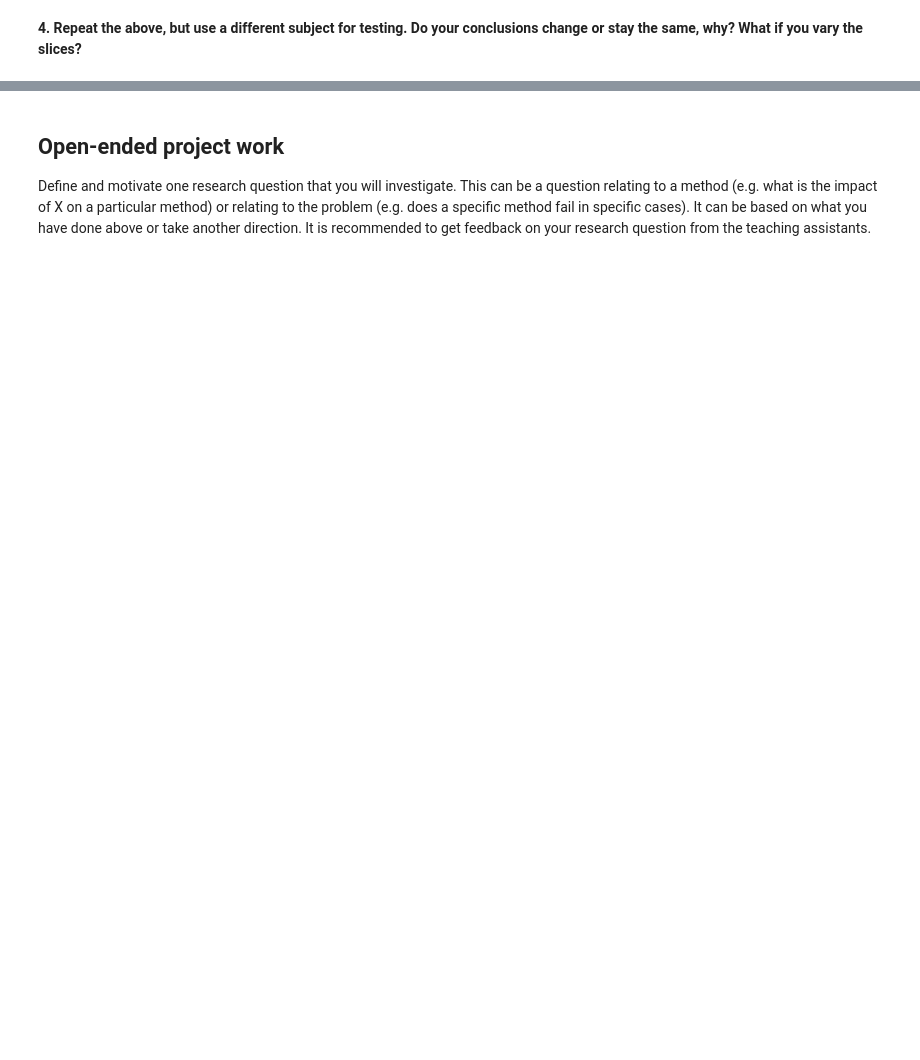
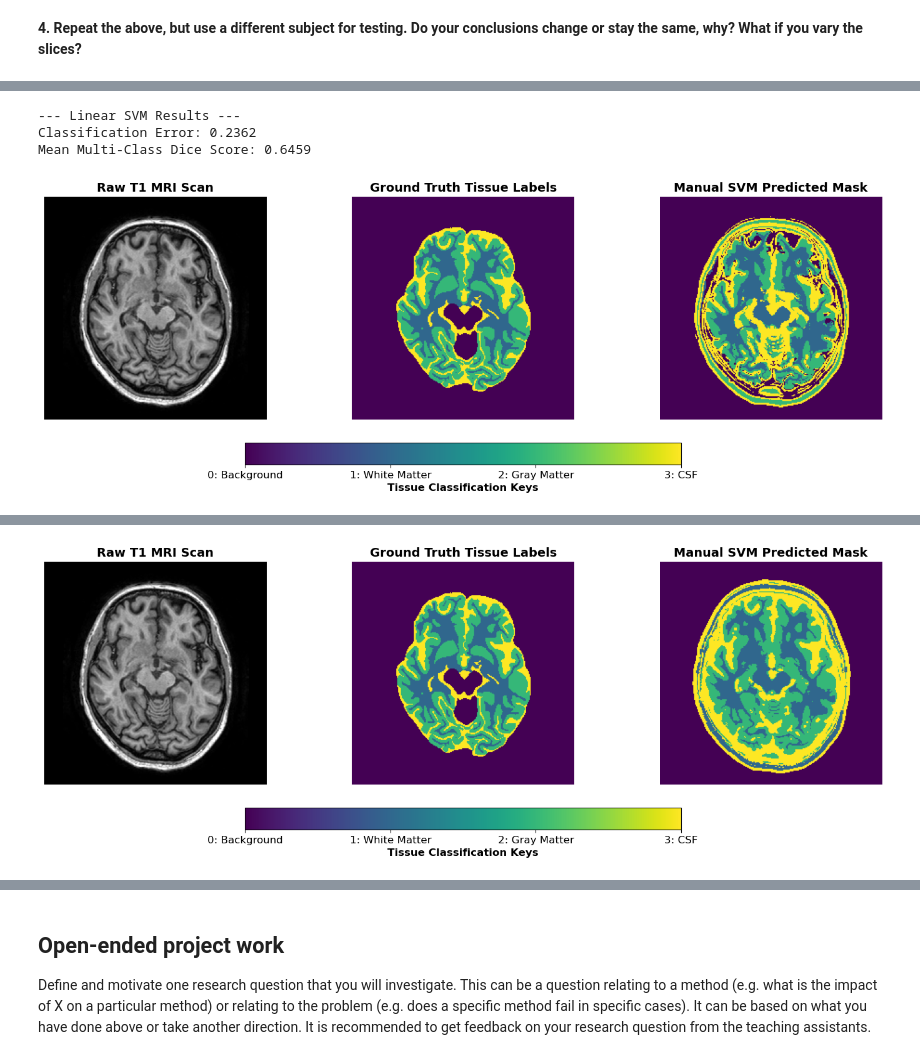
Before and after one commit to FrancescTUe/8BE030-MIA, a Jupyter notebook: reader/2.6_segmentation_project.ipynb, the cells around one changed output, grey strips where cells are left out. Saved outputs shown, nothing was run; the diff lists cells and outputs as text; code cells hidden in the pictures; blank space fills up the shorter version.

```diff
--- a/reader/2.6_segmentation_project.ipynb
+++ b/reader/2.6_segmentation_project.ipynb
@@ -464,0 +587,78 @@ print(best_results)
+# %%
+slice = 1
+
+X_train_list = []
+Y_train_list = []
+feature_labels = None
+
+for patient_id in [1, 2, 3, 4]:
+    X_slice, Y_slice, labels = util.create_dataset(patient_id, slice, 'tissue')
+    X_train_list.append(X_slice)
+    Y_train_list.append(Y_slice)
+    feature_labels = labels
+X_training = np.concatenate(X_train_list, axis=0)
+Y_training = np.concatenate(Y_train_list, axis=0)
+Y_training = Y_training.flatten()
+
+
+Y_pred_svm = segmentation_SVM(X_training, Y_training, X_test, kernel='linear', gamma=0.5)
+Y_pred_svm = Y_pred_svm.flatten()
+svm_error = util.classification_error(Y_test, Y_pred_svm)
+svm_dice = util.dice_multiclass(Y_test, Y_pred_svm)
+
+print("\n--- Linear SVM Results ---")
+print(f"Classification Error: {svm_error:.4f}")
+print(f"Mean Multi-Class Dice Score: {svm_dice:.4f}")
+
+raw_t1_img = X_test[:, 0].reshape(240, 240)
+ground_truth_mask = Y_test.reshape(240, 240)
+predicted_mask = Y_pred_svm.reshape(240, 240)
+fig, axes = plt.subplots(1, 3, figsize=(18, 6))
+axes[0].imshow(raw_t1_img, cmap='gray')
+axes[0].set_title("Raw T1 MRI Scan", fontsize=14, fontweight='bold')
+axes[0].axis('off')
+im_gt = axes[1].imshow(ground_truth_mask, cmap='viridis', vmin=0, vmax=3)
+axes[1].set_title("Ground Truth Tissue Labels", fontsize=14, fontweight='bold')
+axes[1].axis('off')
+im_pred = axes[2].imshow(predicted_mask, cmap='viridis', vmin=0, vmax=3)
+axes[2].set_title("Manual SVM Predicted Mask", fontsize=14, fontweight='bold')
+axes[2].axis('off')
+cbar = fig.colorbar(im_pred, ax=axes.ravel().tolist(), orientation='horizontal',
+                    shrink=0.5, pad=0.08, ticks=[0, 1, 2, 3])
+cbar.ax.set_xticklabels(['0: Background', '1: White Matter', '2: Gray Matter', '3: CSF'],
+                        fontsize=12)
+cbar.set_label('Tissue Classification Keys', fontsize=12, fontweight='bold')
+plt.show()
+
+Y_pred_svm = segmentation_SVM(X_training, Y_training, X_test, kernel='rbf', gamma=0.5)
+Y_pred_svm = Y_pred_svm.flatten()
+svm_error = util.classification_error(Y_test, Y_pred_svm)
+svm_dice = util.dice_multiclass(Y_test, Y_pred_svm)
+
+print("\n--- RBF SVM Results ---")
+print(f"Classification Error: {svm_error:.4f}")
+print(f"Mean Multi-Class Dice Score: {svm_dice:.4f}")
+raw_t1_img = X_test[:, 0].reshape(240, 240)
+ground_truth_mask = Y_test.reshape(240, 240)
+predicted_mask = Y_pred_svm.reshape(240, 240)
+fig, axes = plt.subplots(1, 3, figsize=(18, 6))
+axes[0].imshow(raw_t1_img, cmap='gray')
+axes[0].set_title("Raw T1 MRI Scan", fontsize=14, fontweight='bold')
+axes[0].axis('off')
+im_gt = axes[1].imshow(ground_truth_mask, cmap='viridis', vmin=0, vmax=3)
+axes[1].set_title("Ground Truth Tissue Labels", fontsize=14, fontweight='bold')
+axes[1].axis('off')
+im_pred = axes[2].imshow(predicted_mask, cmap='viridis', vmin=0, vmax=3)
+axes[2].set_title("Manual SVM Predicted Mask", fontsize=14, fontweight='bold')
+axes[2].axis('off')
+cbar = fig.colorbar(im_pred, ax=axes.ravel().tolist(), orientation='horizontal',
+                    shrink=0.5, pad=0.08, ticks=[0, 1, 2, 3])
+cbar.ax.set_xticklabels(['0: Background', '1: White Matter', '2: Gray Matter', '3: CSF'],
+                        fontsize=12)
+cbar.set_label('Tissue Classification Keys', fontsize=12, fontweight='bold')
+plt.show()
+# %% [output]
+--- Linear SVM Results ---
+Classification Error: 0.2362
+Mean Multi-Class Dice Score: 0.6459
+[figure, added]
@@ -464,0 +668 @@ print(best_results)
+[figure, added]
```
Also changed, not shown: parts of 18 cells of this notebook, 1 other file.
